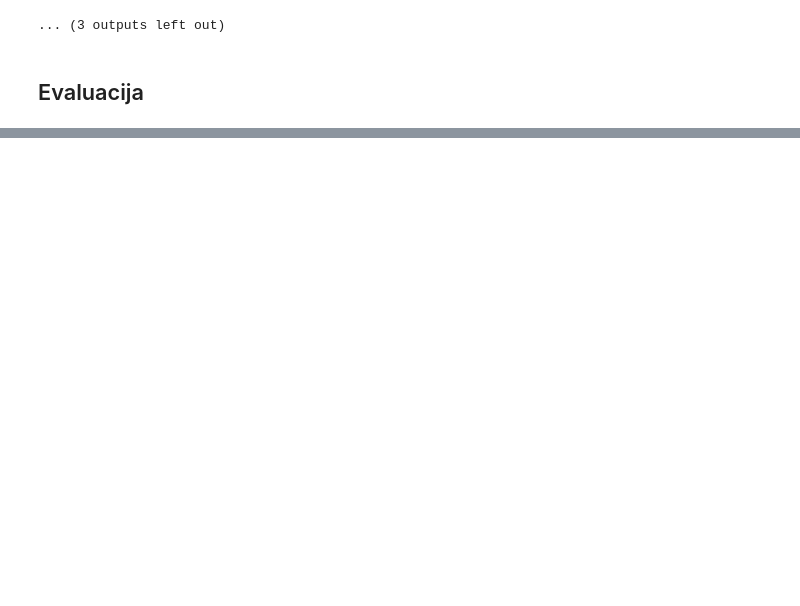
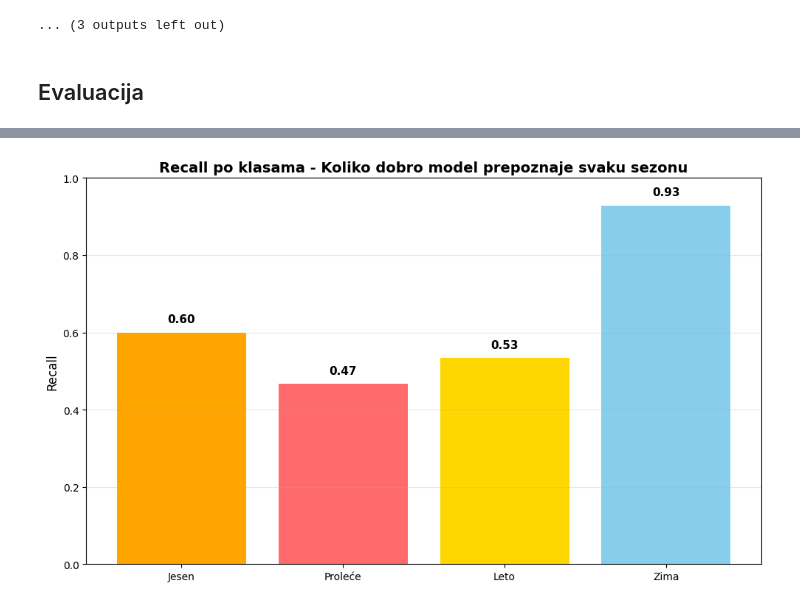
Before and after one commit to katarinap02/color-analysis-project, a Jupyter notebook: prva_kontrolna_tacka.ipynb, the cells around one changed output, grey strips where cells are left out. Cells and saved outputs as stored; diff of their text form; code cells hidden in the pictures; blank space fills up the shorter version.

```diff
--- a/prva_kontrolna_tacka.ipynb
+++ b/prva_kontrolna_tacka.ipynb
@@ -573,0 +595,26 @@ weighted avg       0.59      0.58      0.56        59
+# %%
+# RECALL PO KLASAMA
+# ====================================================
+from sklearn.metrics import recall_score
+
+recall = recall_score(y_true, y_pred, average=None)
+klase = train_ds.classes
+klase_lepse = ['Jesen', 'Proleće', 'Leto', 'Zima']
+
+plt.figure(figsize=(10, 6))
+bars = plt.bar(klase_lepse, recall, color=['#FFA500', '#FF6B6B', '#FFD700', '#87CEEB'])
+plt.ylabel('Recall', fontsize=12)
+plt.title('Recall po klasama - Koliko dobro model prepoznaje svaku sezonu',
+          fontsize=14, fontweight='bold')
+plt.ylim(0, 1.0)
+
+# Dodaje vrednosti
+for bar, r in zip(bars, recall):
+    plt.text(bar.get_x() + bar.get_width()/2., bar.get_height() + 0.02,
+             f'{r:.2f}', ha='center', va='bottom', fontsize=11, fontweight='bold')
+
+plt.grid(axis='y', alpha=0.3)
+plt.tight_layout()
+plt.show()
+# %% [output]
+[figure, added]
```
Also changed, not shown: parts of 8 cells of this notebook, 2 other files.
